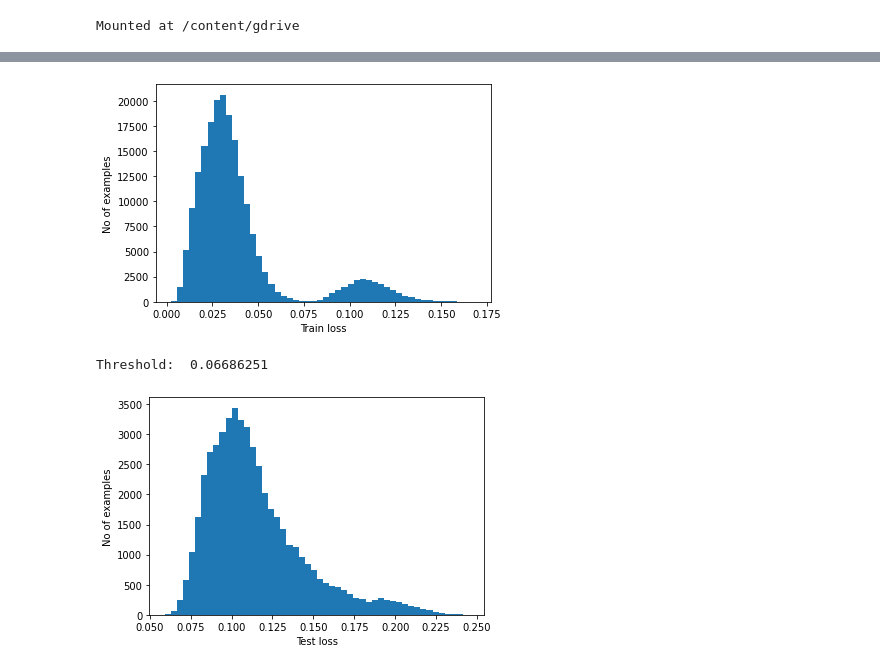
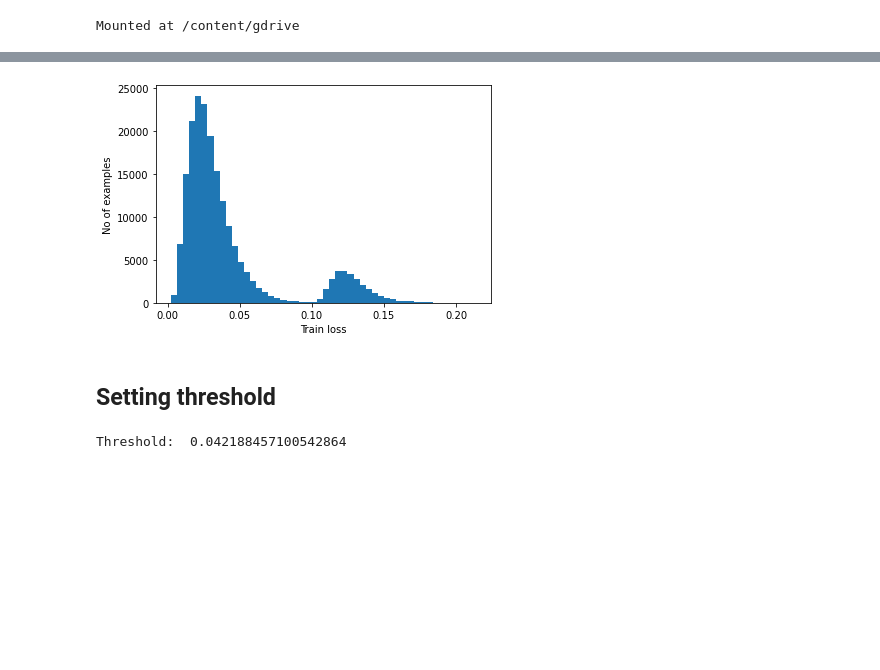
Before and after one commit to OladotunOlaiya/fault-detection, a Jupyter notebook: fault-detection.ipynb, the cells around one changed output, grey strips where cells are left out. Drawn from its saved outputs; the diff is of its cells as text; code cells hidden in the pictures; blank space fills up the shorter version.

```diff
--- a/fault-detection.ipynb
+++ b/fault-detection.ipynb
@@ -472,0 +405,14 @@ Epoch 20/20
+# %%
+def LSTM_autoencoder(X=x_trainN_scaled,activation='relu',kernel_regularizer=regularizers.L2(0.00)):
+    print(X.shape)
+    inputs=Input(shape=(X.shape[1],X.shape[2]))
+    x=inputs
+    x=LSTM(16,activation='relu',return_sequences=True,kernel_regularizer=regularizers.L2(0.00))(x)
+    x=LSTM(4,activation='relu',return_sequences=False)(x)
+    x=RepeatVector(X.shape[1])(x)
+    x=LSTM(4,activation='relu',return_sequences=True)(x)
+    x=LSTM(16,activation='relu',return_sequences=True)(x)
+    output=TimeDistributed(Dense(X.shape[2]))(x)
+    model=Model(inputs=inputs,outputs=output)
+    model.compile(optimizer='adam',loss='mae',metrics=["accuracy"])
+    return model
@@ -472,0 +455,4 @@ Epoch 20/20
+# %%
+model=LSTM_autoencoder(x_trainN_scaled)
+model.compile(optimizer='adam',loss='mae')
+model.summary()
@@ -472,0 +479,5 @@ Epoch 20/20
+# %%
+#training the model:
+epochs_number=20
+batch_size=512
+history = model.fit(x_trainN_scaled,x_trainN_scaled,epochs=epochs_number,batch_size=batch_size,validation_data=(test_combined_scaled,test_combined_scaled),shuffle=True,verbose=1)
@@ -500,25 +509,19 @@ plt.show()
+# %%
+reconstructions = model.predict(x_trainN_scaled)
+train_loss = tf.keras.losses.mae(reconstructions, x_trainN_scaled)
 # %%
-reconstructions = autoencoder.predict(normal_train_data)
-train_loss = tf.keras.losses.mae(reconstructions, normal_train_data)
-
-plt.hist(train_loss[None,:], bins=50)
+plt.hist(train_loss[:,0], bins=50)
 plt.xlabel("Train loss")
 plt.ylabel("No of examples")
 plt.show()
 # %% [output]
-[figure, old version]
+[figure, new version]
+# %% [markdown]
+
+
+## Setting threshold
 # %%
-threshold = np.mean(train_loss) + np.std(train_loss)
+threshold = np.mean(train_loss) #+ np.std(train_loss)
 print("Threshold: ", threshold)
 # %% [output]
-Threshold:  0.06686251
+Threshold:  0.042188457100542864
-# %%
-reconstructions = autoencoder.predict(anomalous_test_data)
-test_loss = tf.keras.losses.mae(reconstructions, anomalous_test_data)
-
-plt.hist(test_loss[None, :], bins=50)
-plt.xlabel("Test loss")
-plt.ylabel("No of examples")
-plt.show()
-# %% [output]
-[figure, removed]
```
Also changed, not shown: parts of 114 cells of this notebook.
